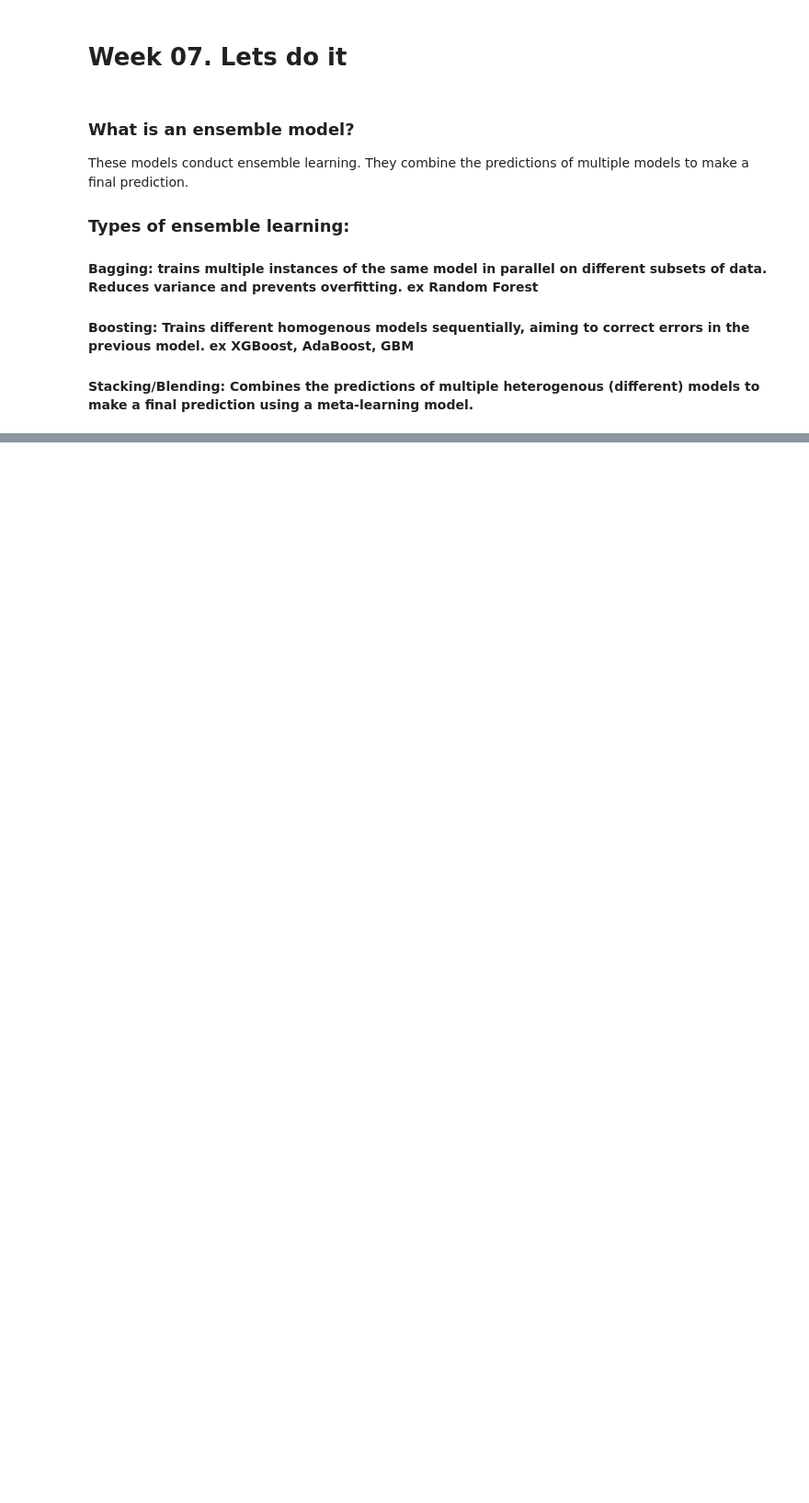
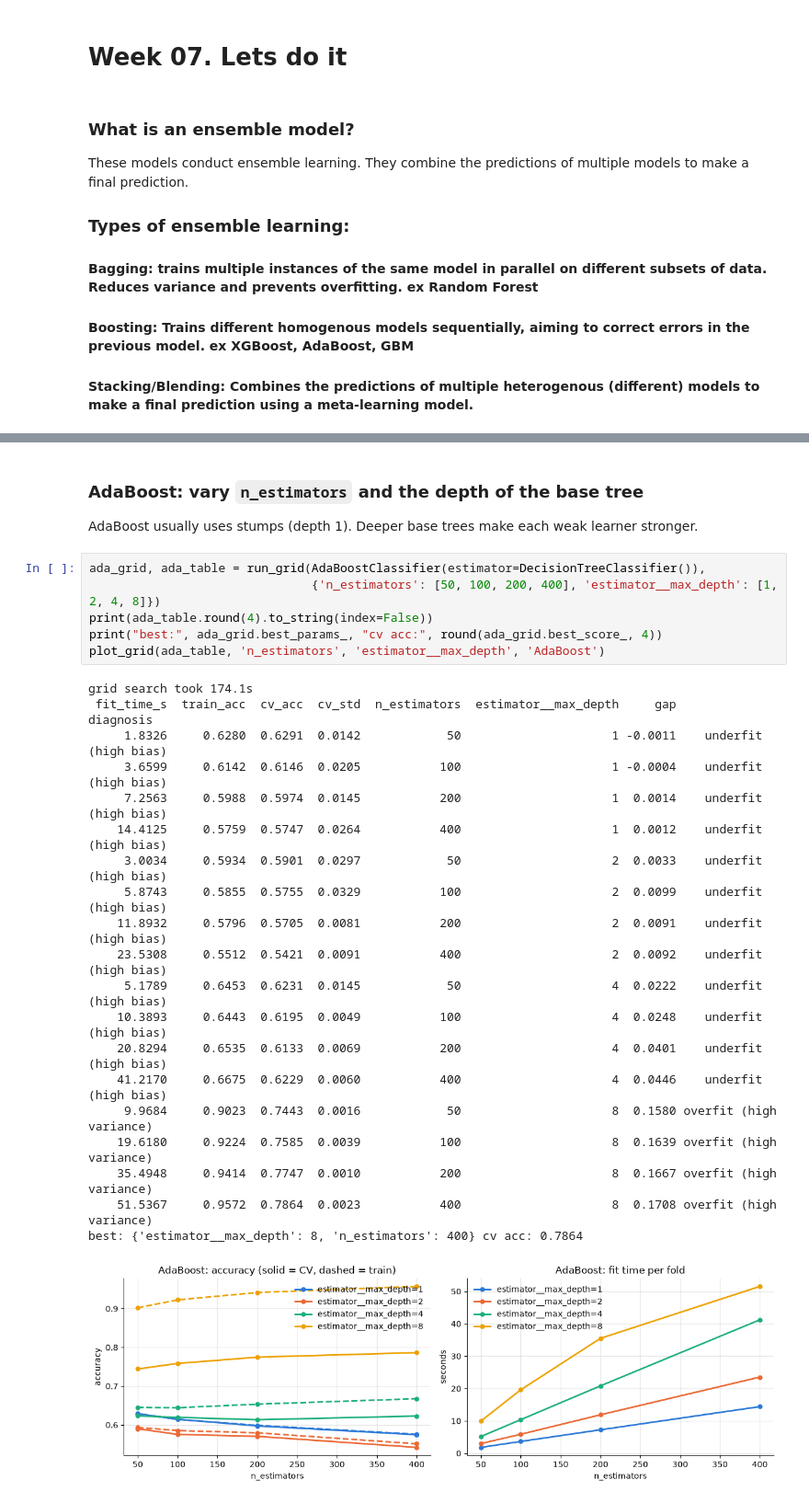
Before and after one commit to d-man7562/cos475-advancedmachinelearning, a Jupyter notebook: week07/week07.ipynb, the cells around one changed output, grey strips where cells are left out. Shown at 92% size. Cells and saved outputs as stored; diff of their text form; blank space fills up the shorter version.

```diff
--- a/week07/week07.ipynb
+++ b/week07/week07.ipynb
@@ -15,0 +182,30 @@ Error:
+# %% [markdown]
+### AdaBoost: vary `n_estimators` and the depth of the base tree
+AdaBoost usually uses stumps (depth 1). Deeper base trees make each weak learner stronger.
+# %%
+ada_grid, ada_table = run_grid(AdaBoostClassifier(estimator=DecisionTreeClassifier()),
+                               {'n_estimators': [50, 100, 200, 400], 'estimator__max_depth': [1, 2, 4, 8]})
+print(ada_table.round(4).to_string(index=False))
+print("best:", ada_grid.best_params_, "cv acc:", round(ada_grid.best_score_, 4))
+plot_grid(ada_table, 'n_estimators', 'estimator__max_depth', 'AdaBoost')
+# %% [output]
+grid search took 174.1s
+ fit_time_s  train_acc  cv_acc  cv_std  n_estimators  estimator__max_depth     gap               diagnosis
+     1.8326     0.6280  0.6291  0.0142            50                     1 -0.0011    underfit (high bias)
+     3.6599     0.6142  0.6146  0.0205           100                     1 -0.0004    underfit (high bias)
+     7.2563     0.5988  0.5974  0.0145           200                     1  0.0014    underfit (high bias)
+    14.4125     0.5759  0.5747  0.0264           400                     1  0.0012    underfit (high bias)
+     3.0034     0.5934  0.5901  0.0297            50                     2  0.0033    underfit (high bias)
+     5.8743     0.5855  0.5755  0.0329           100                     2  0.0099    underfit (high bias)
+    11.8932     0.5796  0.5705  0.0081           200                     2  0.0091    underfit (high bias)
+    23.5308     0.5512  0.5421  0.0091           400                     2  0.0092    underfit (high bias)
+     5.1789     0.6453  0.6231  0.0145            50                     4  0.0222    underfit (high bias)
+    10.3893     0.6443  0.6195  0.0049           100                     4  0.0248    underfit (high bias)
+    20.8294     0.6535  0.6133  0.0069           200                     4  0.0401    underfit (high bias)
+    41.2170     0.6675  0.6229  0.0060           400                     4  0.0446    underfit (high bias)
+     9.9684     0.9023  0.7443  0.0016            50                     8  0.1580 overfit (high variance)
+    19.6180     0.9224  0.7585  0.0039           100                     8  0.1639 overfit (high variance)
+    35.4948     0.9414  0.7747  0.0010           200                     8  0.1667 overfit (high variance)
+    51.5367     0.9572  0.7864  0.0023           400                     8  0.1708 overfit (high variance)
+best: {'estimator__max_depth': 8, 'n_estimators': 400} cv acc: 0.7864
+[figure, added]
```
Also changed, not shown: parts of 17 cells of this notebook.
